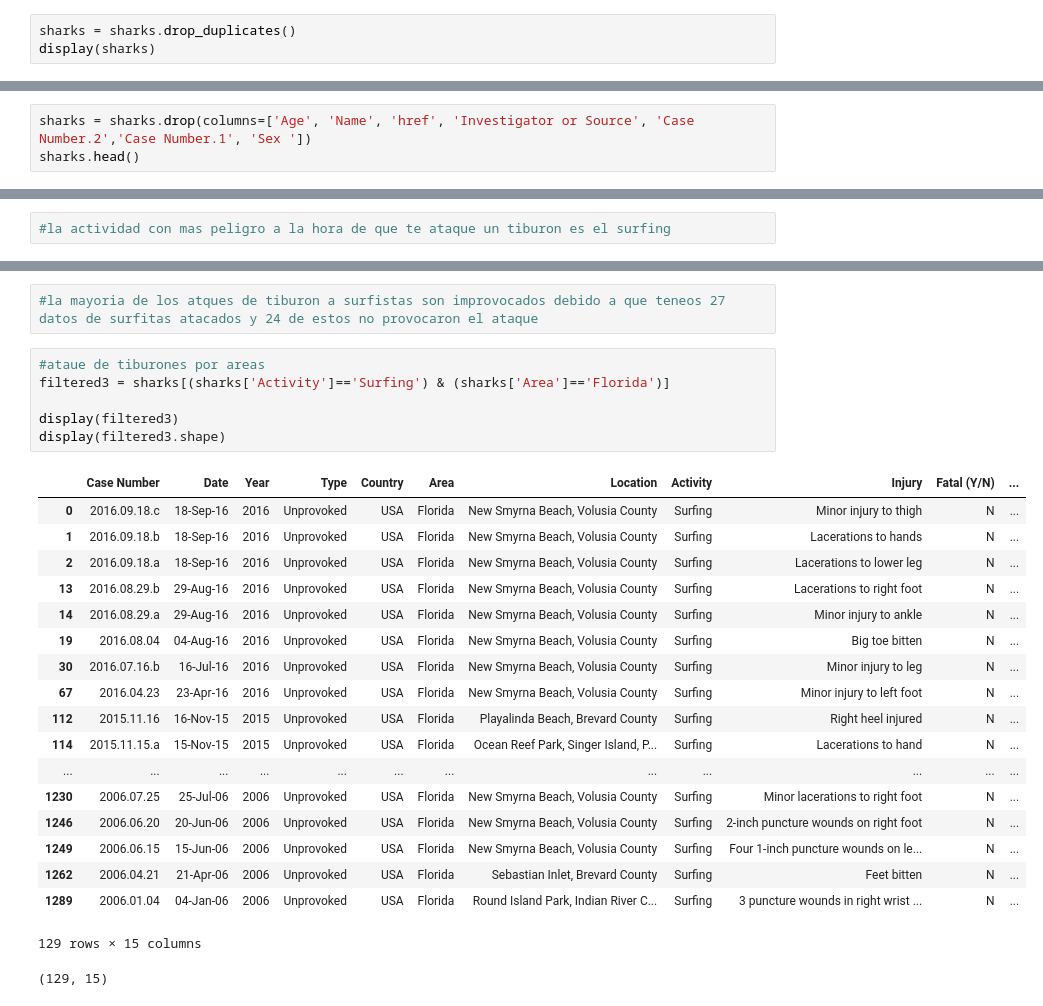
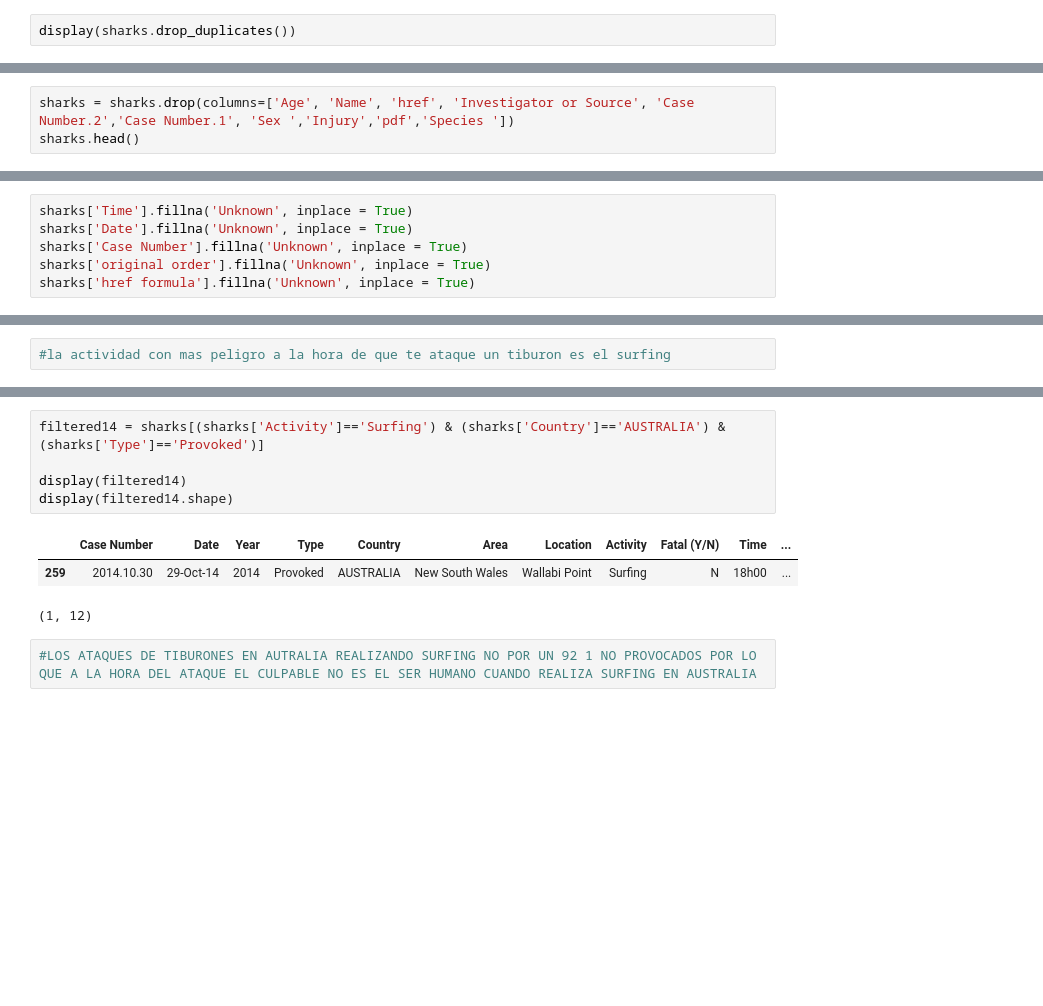
Before and after one commit to ironhack-datalabs/datamad0419, a Jupyter notebook: module-1/pandas-project/your-code/Untitled.ipynb, the cells around one changed output, grey strips where cells are left out. Saved outputs shown, nothing was run; the diff lists cells and outputs as text; blank space fills up the shorter version.

```diff
--- a/module-1/pandas-project/your-code/Untitled.ipynb
+++ b/module-1/pandas-project/your-code/Untitled.ipynb
@@ -27,6 +26,5 @@ display(sharks)
 # %%
-sharks = sharks.drop_duplicates()
-display(sharks)
+display(sharks.drop_duplicates())
 # %% [output]
 |  | Case Number | Date | Year | Type | Country | Area | Location | Activity | Name | Sex | ... |
 | 0 | 2016.09.18.c | 18-Sep-16 | 2016 | Unprovoked | USA | Florida | New Smyrna Beach, Volusia County | Surfing | male | M | ... |
@@ -117,4 +81,4 @@ print(low_variance)
 # %%
-sharks = sharks.drop(columns=['Age', 'Name', 'href', 'Investigator or Source', 'Case Number.2','Case Number.1', 'Sex '])
+sharks = sharks.drop(columns=['Age', 'Name', 'href', 'Investigator or Source', 'Case Number.2','Case Number.1', 'Sex ','Injury','pdf','Species '])
 sharks.head()
 # %% [output]
@@ -127,3 +91,9 @@ sharks.head()
+# %%
+sharks['Time'].fillna('Unknown', inplace = True)
+sharks['Date'].fillna('Unknown', inplace = True)
+sharks['Case Number'].fillna('Unknown', inplace = True)
+sharks['original order'].fillna('Unknown', inplace = True)
+sharks['href formula'].fillna('Unknown', inplace = True)
 # %%
 display(sharks)
 # %% [output]
@@ -330,29 +349,12 @@ display(filtered2.shape)
-# %%
-#la mayoria de los atques de tiburon a surfistas son improvocados debido a que teneos 27 datos de surfitas atacados y 24 de estos no provocaron el ataque
 # %%
-#ataue de tiburones por areas
-filtered3 = sharks[(sharks['Activity']=='Surfing') & (sharks['Area']=='Florida')]
+filtered14 = sharks[(sharks['Activity']=='Surfing') & (sharks['Country']=='AUSTRALIA') & (sharks['Type']=='Provoked')]
 
-display(filtered3)
-display(filtered3.shape)
+display(filtered14)
+display(filtered14.shape)
 # %% [output]
-|  | Case Number | Date | Year | Type | Country | Area | Location | Activity | Injury | Fatal (Y/N) | ... |
-| 0 | 2016.09.18.c | 18-Sep-16 | 2016 | Unprovoked | USA | Florida | New Smyrna Beach, Volusia County | Surfing | Minor injury to thigh | N | ... |
-| 1 | 2016.09.18.b | 18-Sep-16 | 2016 | Unprovoked | USA | Florida | New Smyrna Beach, Volusia County | Surfing | Lacerations to hands | N | ... |
-| 2 | 2016.09.18.a | 18-Sep-16 | 2016 | Unprovoked | USA | Florida | New Smyrna Beach, Volusia County | Surfing | Lacerations to lower leg | N | ... |
-| 13 | 2016.08.29.b | 29-Aug-16 | 2016 | Unprovoked | USA | Florida | New Smyrna Beach, Volusia County | Surfing | Lacerations to right foot | N | ... |
-| 14 | 2016.08.29.a | 29-Aug-16 | 2016 | Unprovoked | USA | Florida | New Smyrna Beach, Volusia County | Surfing | Minor injury to ankle | N | ... |
-| 19 | 2016.08.04 | 04-Aug-16 | 2016 | Unprovoked | USA | Florida | New Smyrna Beach, Volusia County | Surfing | Big toe bitten | N | ... |
-| 30 | 2016.07.16.b | 16-Jul-16 | 2016 | Unprovoked | USA | Florida | New Smyrna Beach, Volusia County | Surfing | Minor injury to leg | N | ... |
-| 67 | 2016.04.23 | 23-Apr-16 | 2016 | Unprovoked | USA | Florida | New Smyrna Beach, Volusia County | Surfing | Minor injury to left foot | N | ... |
-| 112 | 2015.11.16 | 16-Nov-15 | 2015 | Unprovoked | USA | Florida | Playalinda Beach, Brevard County | Surfing | Right heel injured | N | ... |
-| 114 | 2015.11.15.a | 15-Nov-15 | 2015 | Unprovoked | USA | Florida | Ocean Reef Park, Singer Island, P... | Surfing | Lacerations to hand | N | ... |
-| ... | ... | ... | ... | ... | ... | ... | ... | ... | ... | ... | ... |
-| 1230 | 2006.07.25 | 25-Jul-06 | 2006 | Unprovoked | USA | Florida | New Smyrna Beach, Volusia County | Surfing | Minor lacerations to right foot | N | ... |
-| 1246 | 2006.06.20 | 20-Jun-06 | 2006 | Unprovoked | USA | Florida | New Smyrna Beach, Volusia County | Surfing | 2-inch puncture wounds on right foot | N | ... |
-| 1249 | 2006.06.15 | 15-Jun-06 | 2006 | Unprovoked | USA | Florida | New Smyrna Beach, Volusia County | Surfing | Four 1-inch puncture wounds on le... | N | ... |
-| 1262 | 2006.04.21 | 21-Apr-06 | 2006 | Unprovoked | USA | Florida | Sebastian Inlet, Brevard County | Surfing | Feet bitten | N | ... |
-| 1289 | 2006.01.04 | 04-Jan-06 | 2006 | Unprovoked | USA | Florida | Round Island Park, Indian River C... | Surfing | 3 puncture wounds in right wrist ... | N | ... |
+|  | Case Number | Date | Year | Type | Country | Area | Location | Activity | Fatal (Y/N) | Time | ... |
+| 259 | 2014.10.30 | 29-Oct-14 | 2014 | Provoked | AUSTRALIA | New South Wales | Wallabi Point | Surfing | N | 18h00 | ... |
-129 rows × 15 columns
+(1, 12)
-(129, 15)
+# %%
+#LOS ATAQUES DE TIBURONES EN AUTRALIA REALIZANDO SURFING NO POR UN 92 1 NO PROVOCADOS POR LO QUE A LA HORA DEL ATAQUE EL CULPABLE NO ES EL SER HUMANO CUANDO REALIZA SURFING EN AUSTRALIA
 # %%
```
Also changed, not shown: parts of 39 cells of this notebook.
